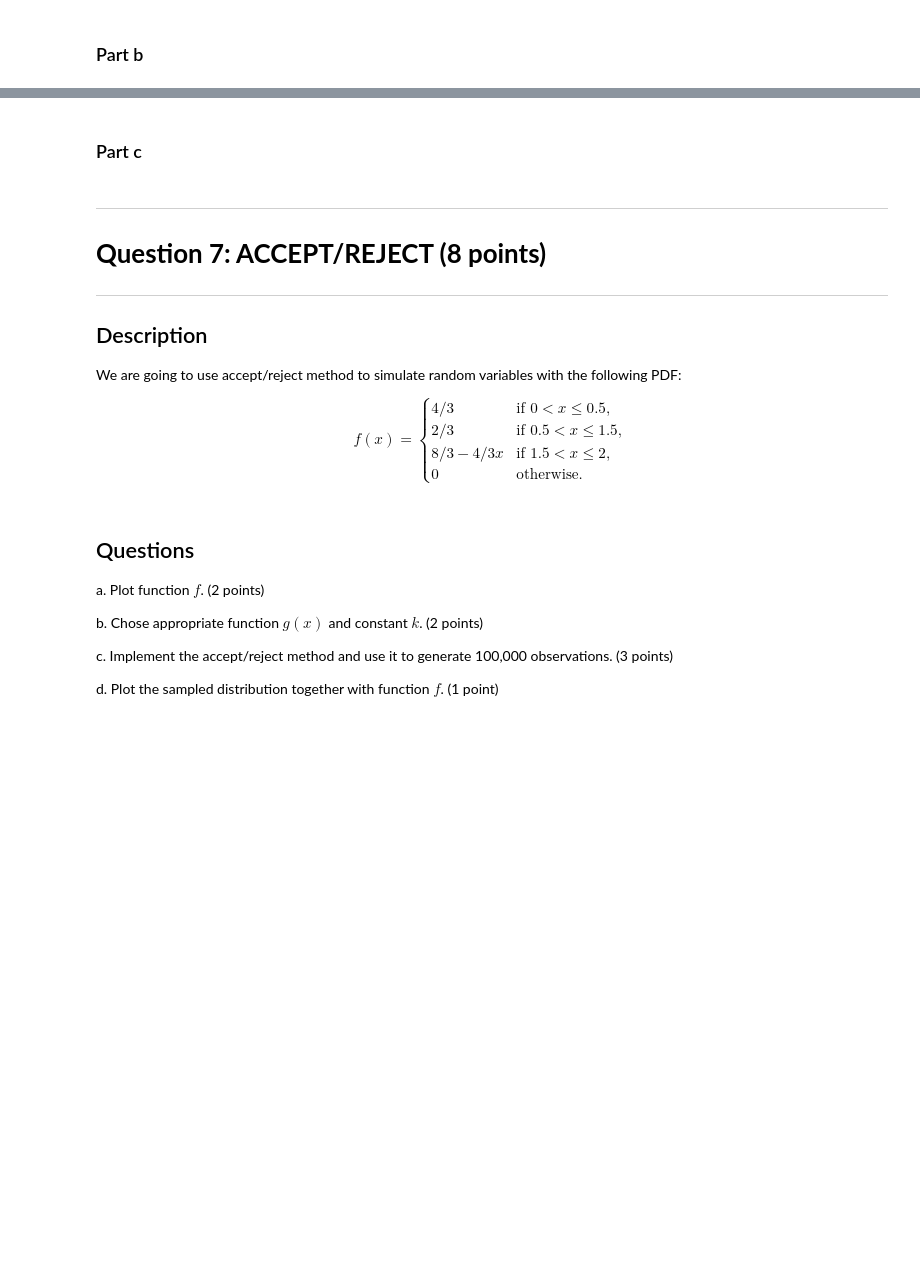
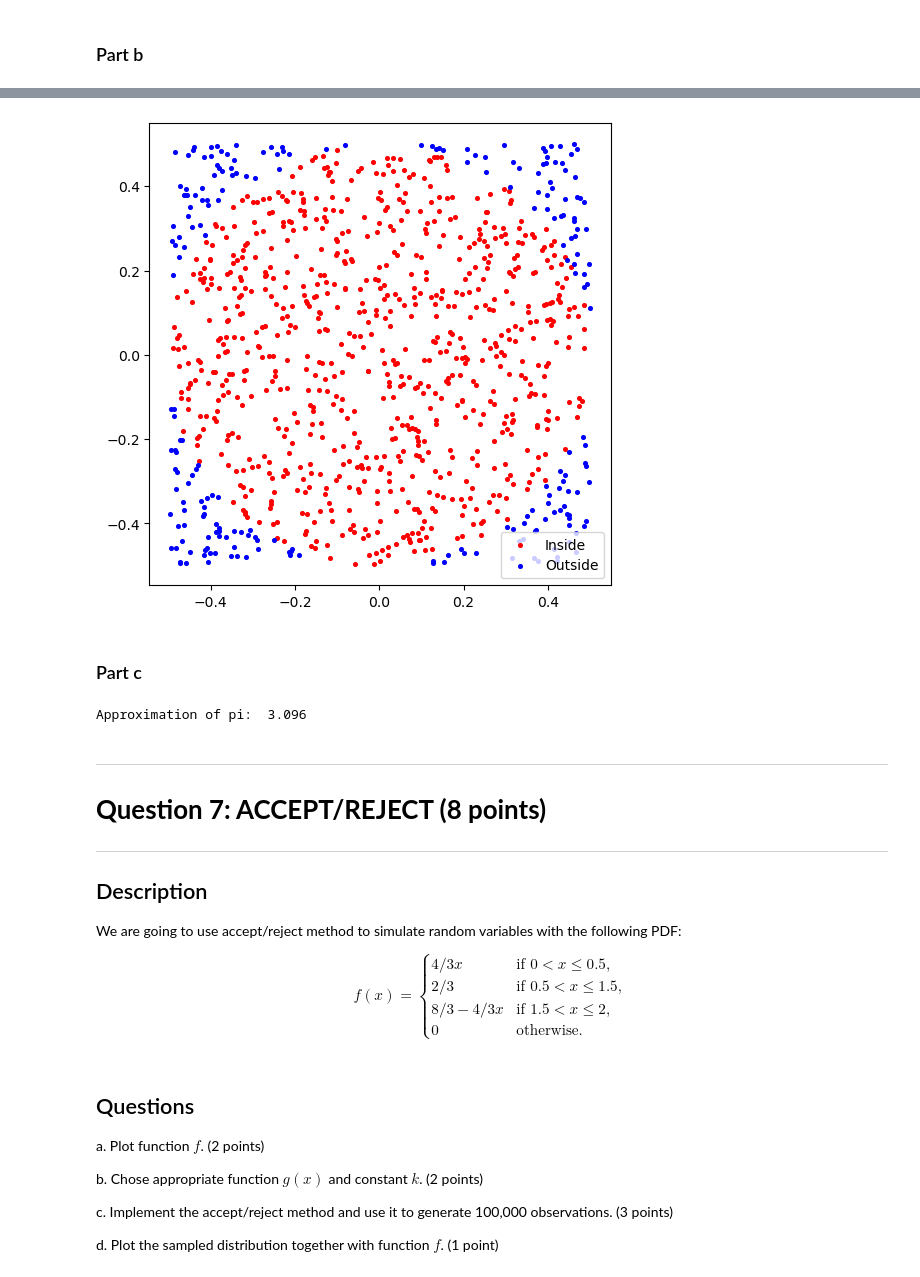
Before and after one commit to harrrilan/DS122_Probability_Theory, a Jupyter notebook: Homeworks/HW9Questions.ipynb, the cells around one changed output, grey strips where cells are left out. Cells and saved outputs as stored; diff of their text form; code cells hidden in the pictures; blank space fills up the shorter version.

```diff
--- a/Homeworks/HW9Questions.ipynb
+++ b/Homeworks/HW9Questions.ipynb
@@ -42,2 +38,22 @@ c. Print out the approximation based on 10,000 points. (2 Points)
+# %%
+# create a function to approximate pi
+
+#your code here
+import numpy as np
+import matplotlib.pyplot as plt
+
+
+def approximate_pi(n):
+
+    np.random.seed(42)
+
+    x = np.random.uniform(-0.5, 0.5, n)
+    y = np.random.uniform(-0.5, 0.5, n)
+
+    in_circle =  x ** 2 + y ** 2 <= 0.25
+
+    pi = 4 * (np.sum(in_circle) / n)
+
+    return pi, x, y, in_circle
 # %% [markdown]
 ### Part b
@@ -52,9 +60,26 @@ Approximation of Pi with 100000 points: 3.14504
+# %%
+# plot 1000 points and PRINT the approximation of pi, make scatter plot
+
+#your code here
+pi, x, y, in_circle = approximate_pi(1000)
+
+plt.figure(figsize=(6, 6))
+plt.scatter(x[in_circle], y[in_circle], c='red', s=7, label='Inside')
+plt.scatter(x[~in_circle], y[~in_circle], c='blue', s=7, label='Outside')
+plt.gca().set_aspect('equal', adjustable='box')
+plt.legend()
+plt.show()
+# %% [output]
+[figure, added]
 # %% [markdown]
 ### Part c
 # %%
 # Print approximation
 
 #your code here
+print("Approximation of pi: ", pi)
+# %% [output]
+Approximation of pi:  3.096
 # %% [markdown]
 -------------------------------------------------------
 # **Question 7: ACCEPT/REJECT (8 points)**
@@ -65,7 +90,7 @@ Approximation of Pi with 100000 points: 3.14504
 We are going to use accept/reject method to simulate random variables with the following PDF:
 
 $$f(x) = \begin{cases}
-4/3 & \text{ if } 0 < x \leq 0.5,\\
+4/3x & \text{ if } 0 < x \leq 0.5,\\
 2/3 & \text{ if } 0.5 < x \leq 1.5,\\
 8/3 - 4/3x & \text{ if } 1.5 < x \leq 2,\\
 0 & \text{ otherwise.}
```
Also changed, not shown: parts of 9 cells of this notebook.
